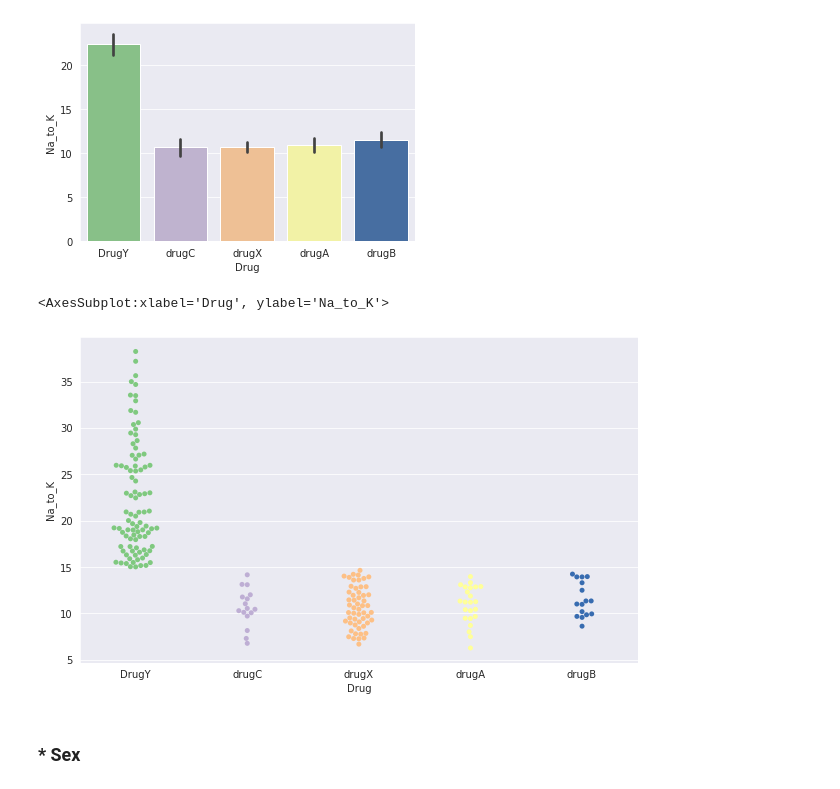
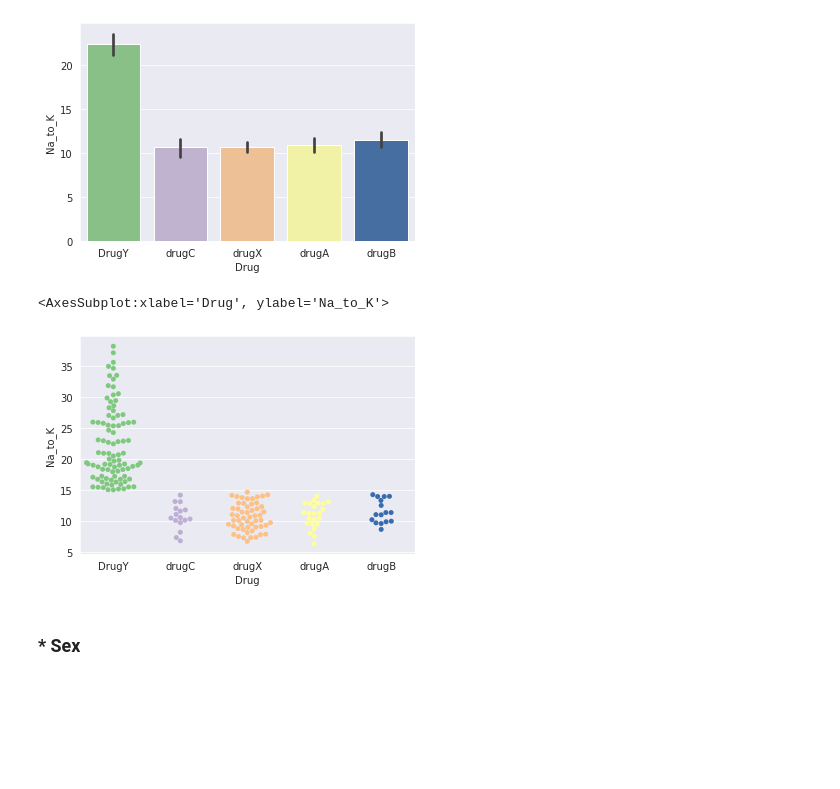
Before and after one commit to EhsanMrh/Drug-Classification, a Jupyter notebook: Project.ipynb, the cells around one changed output. Saved outputs shown, nothing was run; the diff lists cells and outputs as text; code cells hidden in the pictures; blank space fills up the shorter version.

```diff
--- a/Project.ipynb
+++ b/Project.ipynb
@@ -81,11 +82,10 @@ sns.barplot(data = dataset, x = 'Drug', y = 'Na_to_K')
 <AxesSubplot:xlabel='Drug', ylabel='Na_to_K'>
 [figure]
 # %%
-plt.figure(figsize=(10,6))
 sns.swarmplot(data = dataset, x = 'Drug', y = 'Na_to_K')
 # %% [output]
 <AxesSubplot:xlabel='Drug', ylabel='Na_to_K'>
-[figure, old version]
+[figure, new version]
 # %% [markdown]
 ### * Sex
 # %%
```
Also changed, not shown: parts of 8 cells of this notebook.
